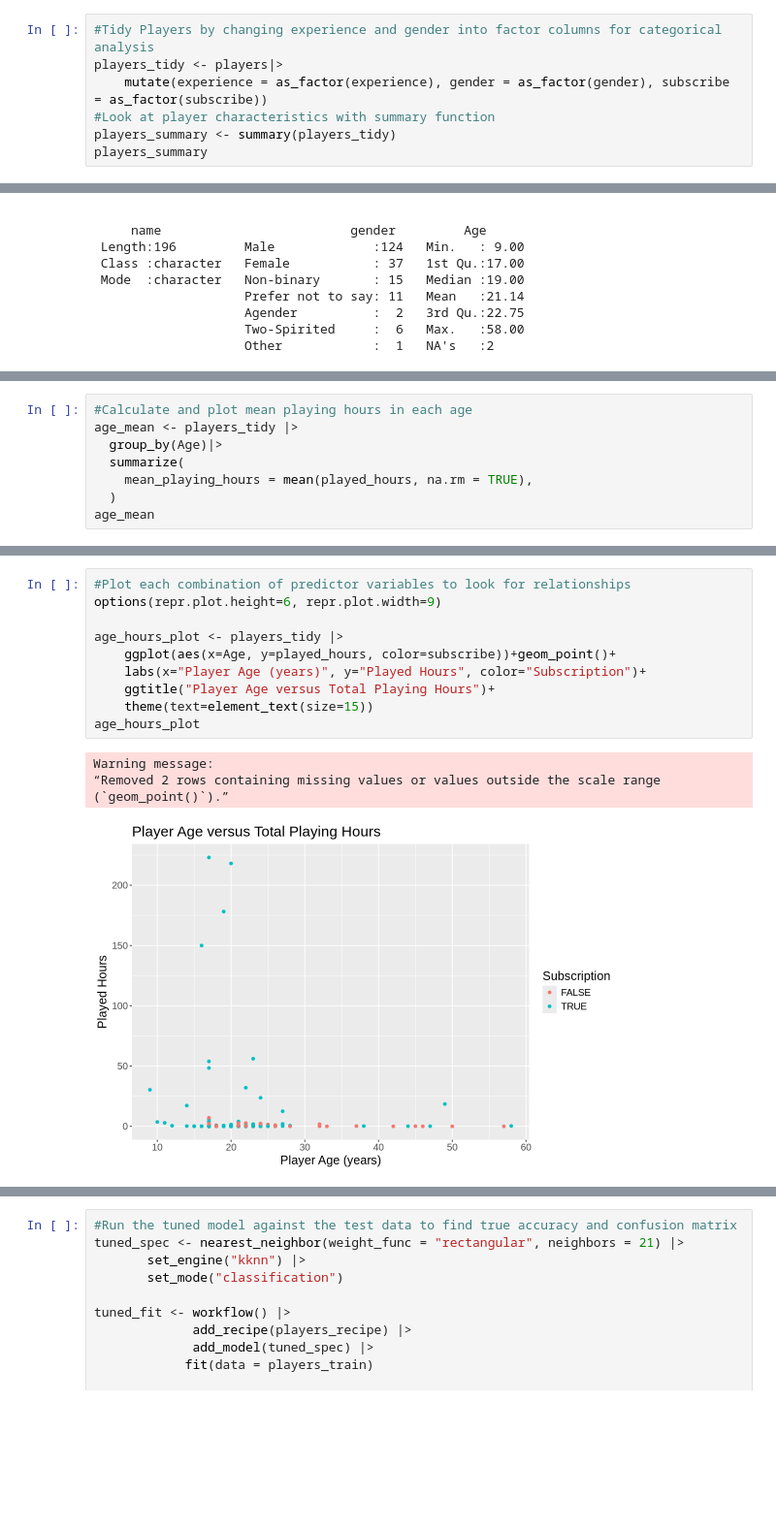
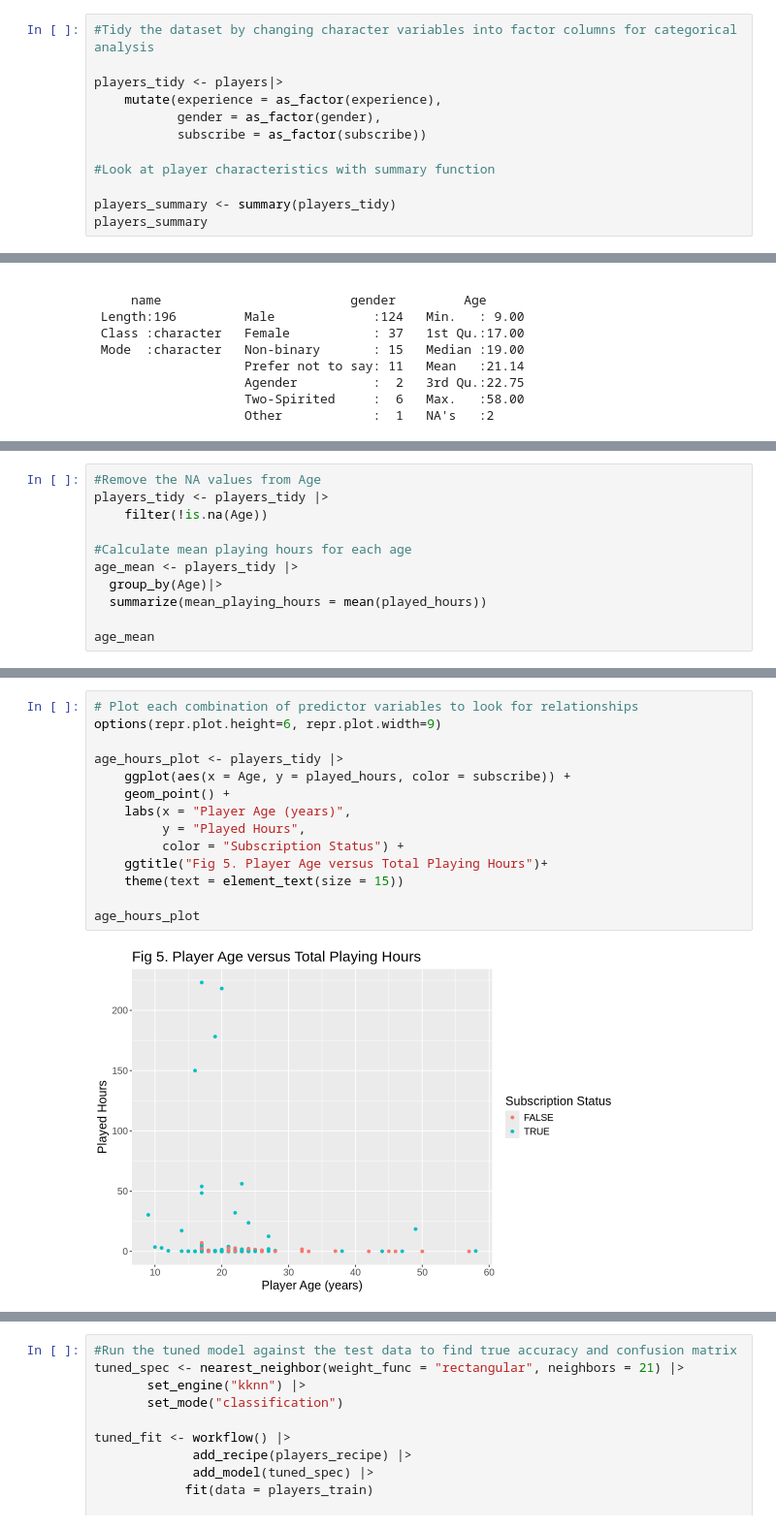
Before and after one commit to beccaphilip/DSCI-100-Group-Project, a Jupyter notebook: Report.ipynb, the cells around one changed output, grey strips where cells are left out. Shown at 97% size. Saved outputs shown, nothing was run; the diff lists cells and outputs as text; blank space fills up the shorter version.

```diff
--- a/Report.ipynb
+++ b/Report.ipynb
@@ -42,8 +105,13 @@ A spec_tbl_df: 196 × 7
 # %%
-#Tidy Players by changing experience and gender into factor columns for categorical analysis
+#Tidy the dataset by changing character variables into factor columns for categorical analysis
+
 players_tidy <- players|>
-    mutate(experience = as_factor(experience), gender = as_factor(gender), subscribe = as_factor(subscribe))
+    mutate(experience = as_factor(experience),
+           gender = as_factor(gender),
+           subscribe = as_factor(subscribe))
+
 #Look at player characteristics with summary function
+
 players_summary <- summary(players_tidy)
 players_summary
 # %% [output]
@@ -96,11 +164,14 @@ A tibble: 1 × 2
 | <dbl> | <dbl> |
 | 21.14 | 5.85 |
 # %%
-#Calculate and plot mean playing hours in each age
+#Remove the NA values from Age
+players_tidy <- players_tidy |>
+    filter(!is.na(Age))
+
+#Calculate mean playing hours for each age
 age_mean <- players_tidy |>
   group_by(Age)|>
-  summarize(
-    mean_playing_hours = mean(played_hours, na.rm = TRUE),
-  )
+  summarize(mean_playing_hours = mean(played_hours))
+
 age_mean
 # %% [output]
@@ -159,17 +273,18 @@ subscribe_plot_hours
 This plot shows us that many players in the data set have 0 playing hours; this was also seen in our data summary that showed median playing hours = 0.1, where the mean hours = 5.8 was likely influenced by a couple of high play hour outliers. Despite a lack of playing, we can see in this plot that more of the 0 hour players still subscribed to the newsletter. Thus we are going to compare two versions of the data set for our classification model, one that includes the 0 hour players, and one with those player excluded.
 # %%
-#Plot each combination of predictor variables to look for relationships
+# Plot each combination of predictor variables to look for relationships
 options(repr.plot.height=6, repr.plot.width=9)
 
 age_hours_plot <- players_tidy |>
-    ggplot(aes(x=Age, y=played_hours, color=subscribe))+geom_point()+
-    labs(x="Player Age (years)", y="Played Hours", color="Subscription")+
-    ggtitle("Player Age versus Total Playing Hours")+
-    theme(text=element_text(size=15))
+    ggplot(aes(x = Age, y = played_hours, color = subscribe)) +
+    geom_point() +
+    labs(x = "Player Age (years)",
+         y = "Played Hours",
+         color = "Subscription Status") +
+    ggtitle("Fig 5. Player Age versus Total Playing Hours")+
+    theme(text = element_text(size = 15))
+
 age_hours_plot
 # %% [output]
-Warning message:
-“Removed 2 rows containing missing values or values outside the scale range
-(`geom_point()`).”
-[figure, old version]
+[figure, new version]
 # %% [markdown]
```
Also changed, not shown: parts of 30 cells of this notebook.
